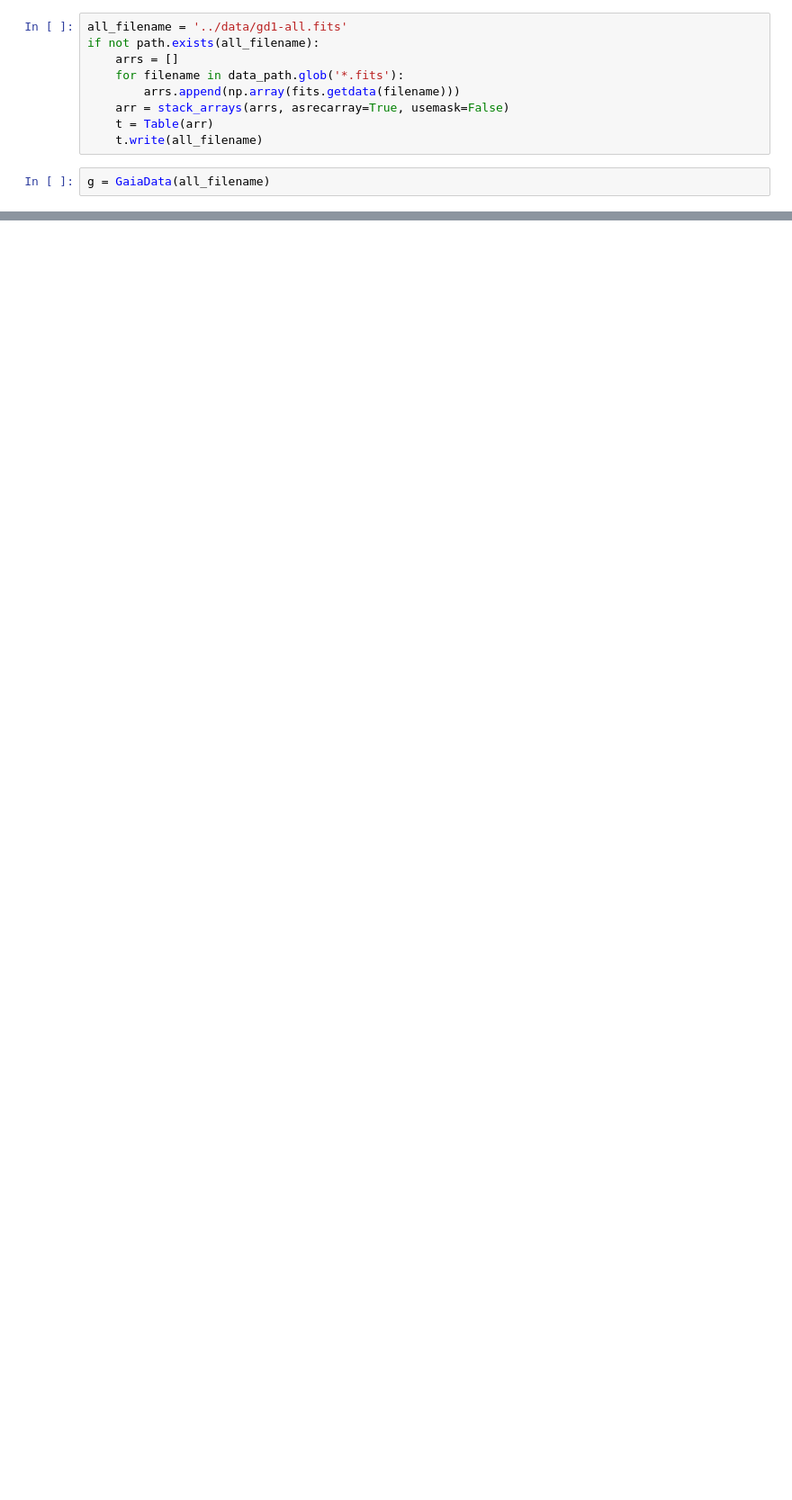
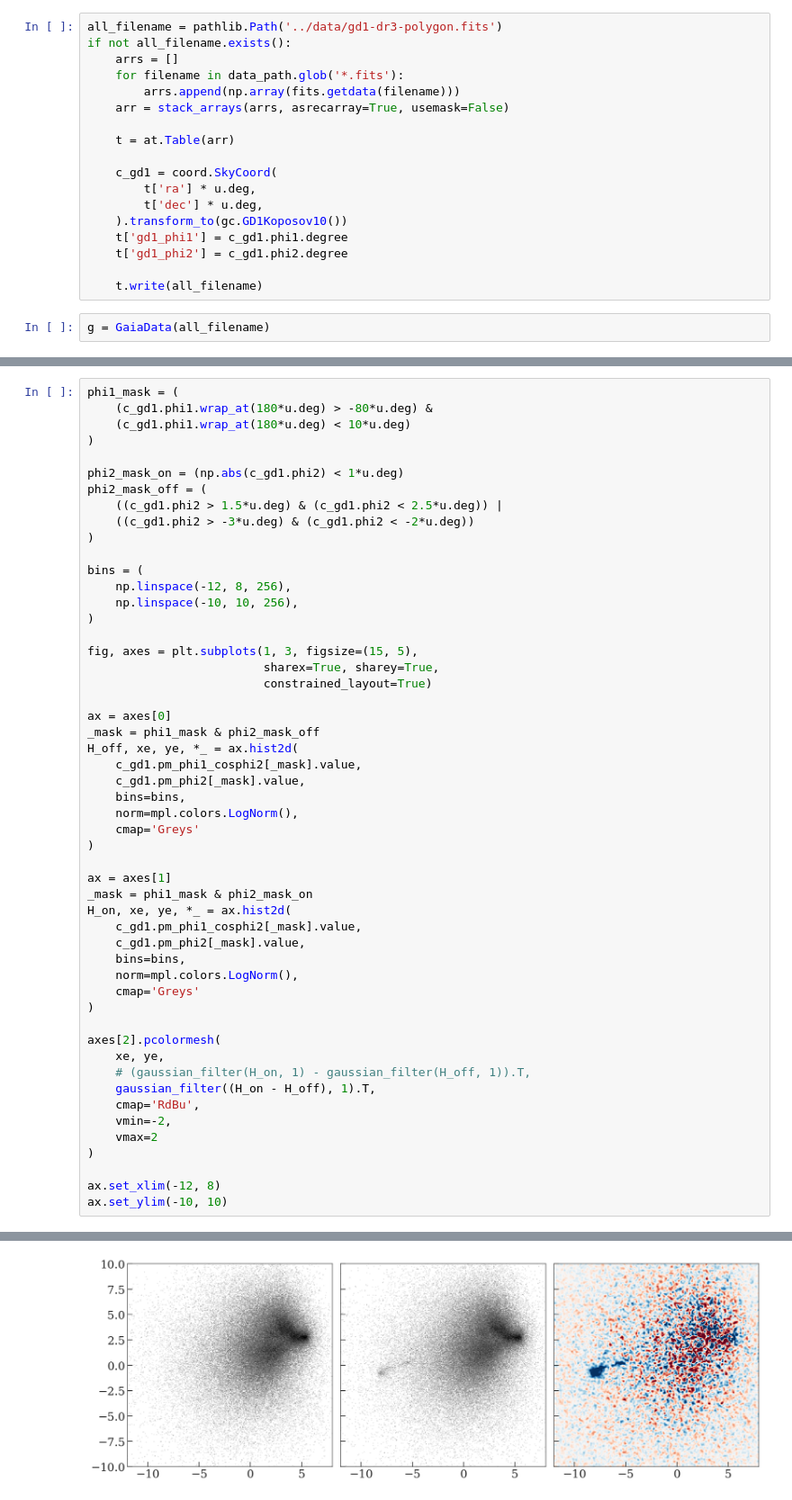
Before and after one commit to adrn/gd1-dr3, a Jupyter notebook: notebooks/1-GD1-queries.ipynb, the cells around one changed output, grey strips where cells are left out. Shown at 90% size. Saved outputs shown, nothing was run; the diff lists cells and outputs as text; blank space fills up the shorter version.

```diff
--- a/notebooks/1-GD1-queries.ipynb
+++ b/notebooks/1-GD1-queries.ipynb
@@ -80,13 +114,22 @@ if jobs:
 # %%
 from numpy.lib.recfunctions import stack_arrays
 # %%
-all_filename = '../data/gd1-all.fits'
-if not path.exists(all_filename):
+all_filename = pathlib.Path('../data/gd1-dr3-polygon.fits')
+if not all_filename.exists():
     arrs = []
     for filename in data_path.glob('*.fits'):
         arrs.append(np.array(fits.getdata(filename)))
     arr = stack_arrays(arrs, asrecarray=True, usemask=False)
-    t = Table(arr)
+
+    t = at.Table(arr)
+
+    c_gd1 = coord.SkyCoord(
+        t['ra'] * u.deg,
+        t['dec'] * u.deg,
+    ).transform_to(gc.GD1Koposov10())
+    t['gd1_phi1'] = c_gd1.phi1.degree
+    t['gd1_phi2'] = c_gd1.phi2.degree
+
     t.write(all_filename)
 # %%
 g = GaiaData(all_filename)
@@ -117,0 +186,53 @@ ax.set_ylim(-10, 10)
+# %%
+phi1_mask = (
+    (c_gd1.phi1.wrap_at(180*u.deg) > -80*u.deg) &
+    (c_gd1.phi1.wrap_at(180*u.deg) < 10*u.deg)
+)
+
+phi2_mask_on = (np.abs(c_gd1.phi2) < 1*u.deg)
+phi2_mask_off = (
+    ((c_gd1.phi2 > 1.5*u.deg) & (c_gd1.phi2 < 2.5*u.deg)) |
+    ((c_gd1.phi2 > -3*u.deg) & (c_gd1.phi2 < -2*u.deg))
+)
+
+bins = (
+    np.linspace(-12, 8, 256),
+    np.linspace(-10, 10, 256),
+)
+
+fig, axes = plt.subplots(1, 3, figsize=(15, 5),
+                         sharex=True, sharey=True,
+                         constrained_layout=True)
+
+ax = axes[0]
+_mask = phi1_mask & phi2_mask_off
+H_off, xe, ye, *_ = ax.hist2d(
+    c_gd1.pm_phi1_cosphi2[_mask].value,
+    c_gd1.pm_phi2[_mask].value,
+    bins=bins,
+    norm=mpl.colors.LogNorm(),
+    cmap='Greys'
+)
+
+ax = axes[1]
+_mask = phi1_mask & phi2_mask_on
+H_on, xe, ye, *_ = ax.hist2d(
+    c_gd1.pm_phi1_cosphi2[_mask].value,
+    c_gd1.pm_phi2[_mask].value,
+    bins=bins,
+    norm=mpl.colors.LogNorm(),
+    cmap='Greys'
+)
+
+axes[2].pcolormesh(
+    xe, ye,
+    # (gaussian_filter(H_on, 1) - gaussian_filter(H_off, 1)).T,
+    gaussian_filter((H_on - H_off), 1).T,
+    cmap='RdBu',
+    vmin=-2,
+    vmax=2
+)
+
+ax.set_xlim(-12, 8)
+ax.set_ylim(-10, 10)
+# %% [output]
@@ -117,0 +240 @@ ax.set_ylim(-10, 10)
+[figure, added]
```
Also changed, not shown: parts of 13 cells of this notebook, 1 other file.
